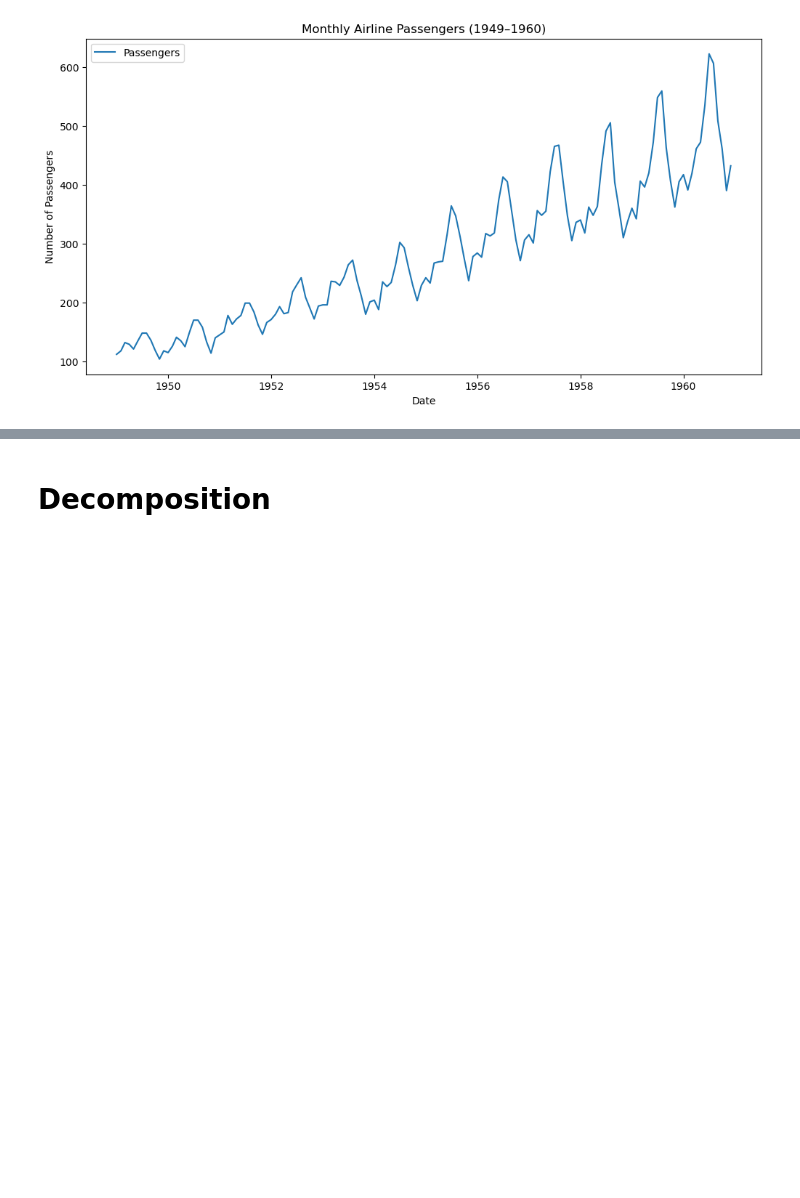
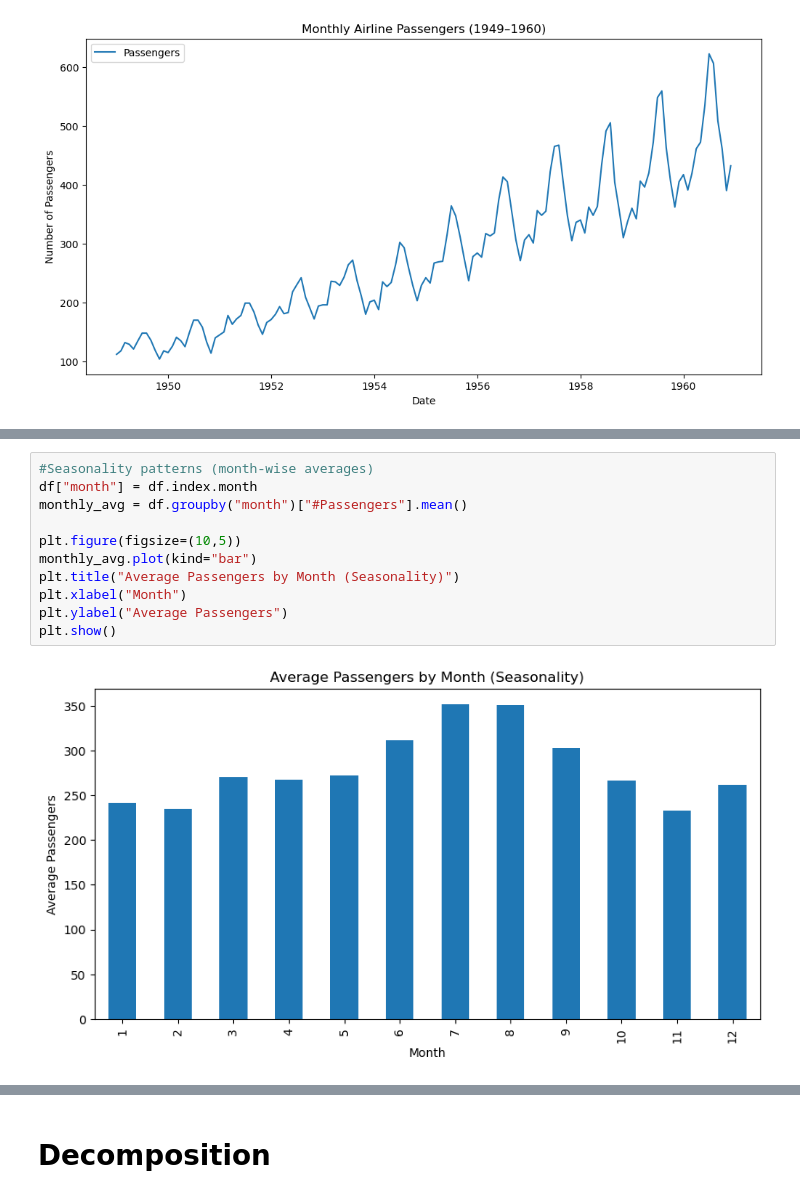
Before and after one commit to devyanir7-prog/Time-series, a Jupyter notebook: 01_beginner_basics/01_airline_passengers/01_airline_analysis.ipynb, the cells around one changed output, grey strips where cells are left out. Saved outputs shown, nothing was run; the diff lists cells and outputs as text; blank space fills up the shorter version.

```diff
--- a/01_beginner_basics/01_airline_passengers/01_airline_analysis.ipynb
+++ b/01_beginner_basics/01_airline_passengers/01_airline_analysis.ipynb
@@ -29,0 +52,13 @@ plt.show()
+# %%
+#Seasonality patterns (month-wise averages)
+df["month"] = df.index.month
+monthly_avg = df.groupby("month")["#Passengers"].mean()
+
+plt.figure(figsize=(10,5))
+monthly_avg.plot(kind="bar")
+plt.title("Average Passengers by Month (Seasonality)")
+plt.xlabel("Month")
+plt.ylabel("Average Passengers")
+plt.show()
+# %% [output]
+[figure, added]
```
Also changed, not shown: parts of 5 cells of this notebook.
